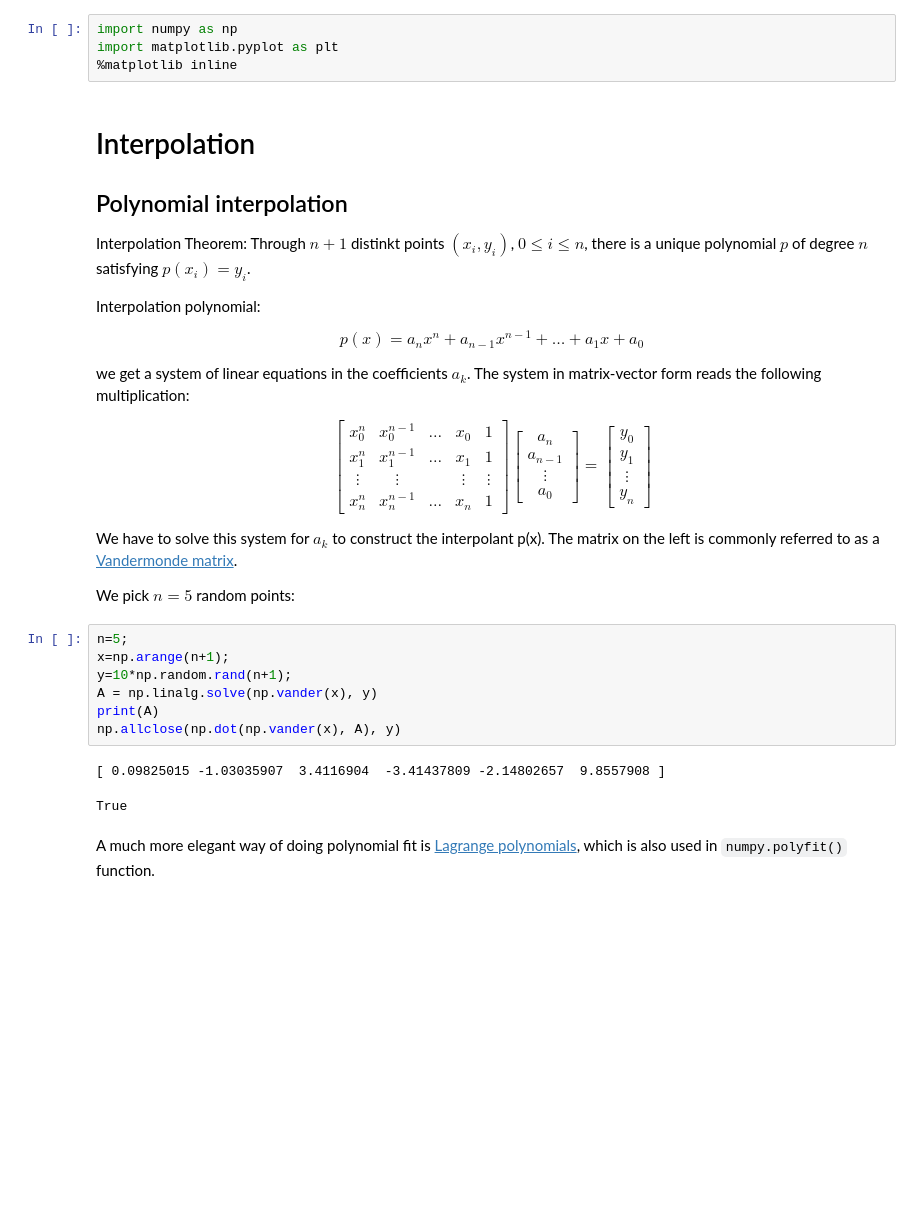
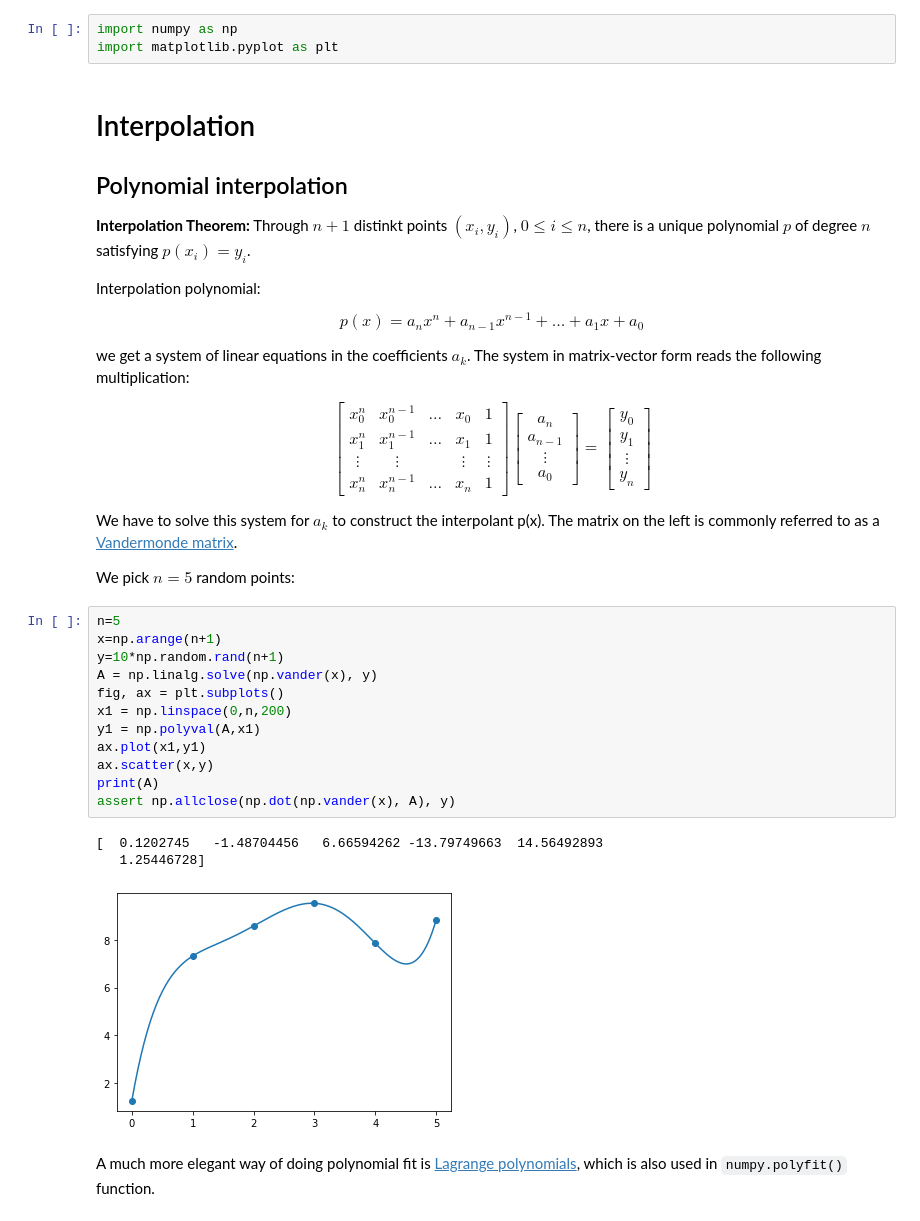
Before and after one commit to OleBo/MathSo, a Jupyter notebook: notebooks/Interpolation.ipynb, the cells around one changed output. Saved outputs shown, nothing was run; the diff lists cells and outputs as text; blank space fills up the shorter version.

Commit message:
update interpolation

```diff
--- a/notebooks/Interpolation.ipynb
+++ b/notebooks/Interpolation.ipynb
@@ -1,13 +8,12 @@
 # %%
 import numpy as np
 import matplotlib.pyplot as plt
-%matplotlib inline
 # %% [markdown]
 # Interpolation
 
 ## Polynomial interpolation
 
-Interpolation Theorem: Through $n+1$ distinkt points $(x_i,y_i)$, $0\le i \le n$, there is a unique polynomial $p$ of degree $n$ satisfying $p(x_i)=y_i$.
+**Interpolation Theorem:** Through $n+1$ distinkt points $(x_i,y_i)$, $0\le i \le n$, there is a unique polynomial $p$ of degree $n$ satisfying $p(x_i)=y_i$.
 
 Interpolation polynomial:
 
@@ -38,15 +44,21 @@ We have to solve this system for $a_k$ to construct the interpolant p(x). The ma
 
 We pick $n=5$ random points:
 # %%
-n=5;
-x=np.arange(n+1);
-y=10*np.random.rand(n+1);
+n=5
+x=np.arange(n+1)
+y=10*np.random.rand(n+1)
 A = np.linalg.solve(np.vander(x), y)
+fig, ax = plt.subplots()
+x1 = np.linspace(0,n,200)
+y1 = np.polyval(A,x1)
+ax.plot(x1,y1)
+ax.scatter(x,y)
 print(A)
-np.allclose(np.dot(np.vander(x), A), y)
+assert np.allclose(np.dot(np.vander(x), A), y)
 # %% [output]
-[ 0.09825015 -1.03035907  3.4116904  -3.41437809 -2.14802657  9.8557908 ]
+[  0.1202745   -1.48704456   6.66594262 -13.79749663  14.56492893
+   1.25446728]
-True
+[figure, added]
 # %% [markdown]
 A much more elegant way of doing polynomial fit is [Lagrange polynomials](https://en.wikipedia.org/wiki/Lagrange_polynomial), which is also used in `numpy.polyfit()` function.
 # %% [markdown]
```
Also changed, not shown: parts of 10 cells of this notebook.
